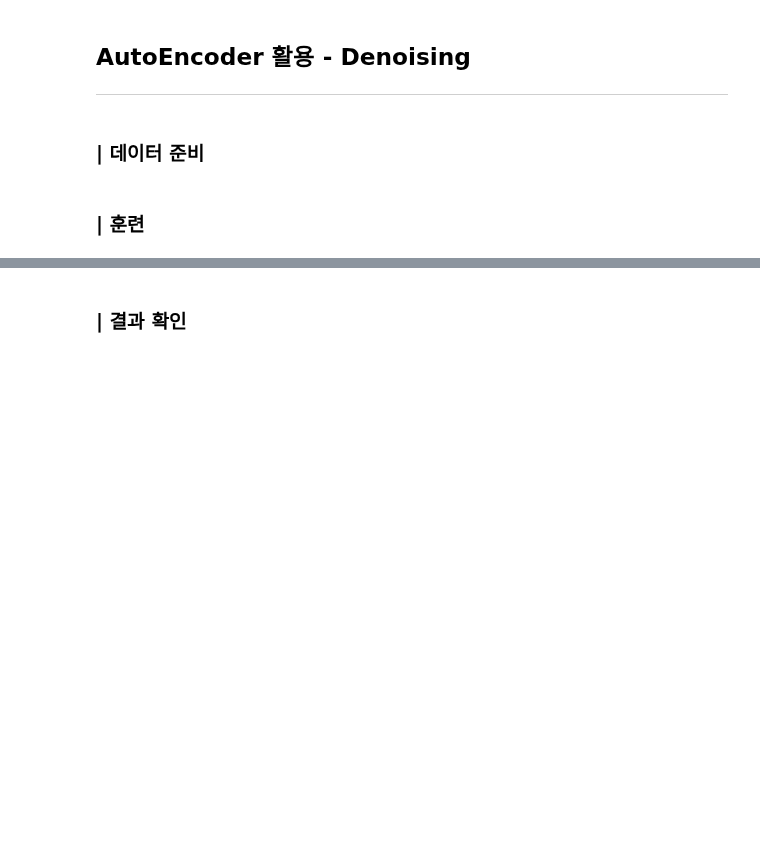
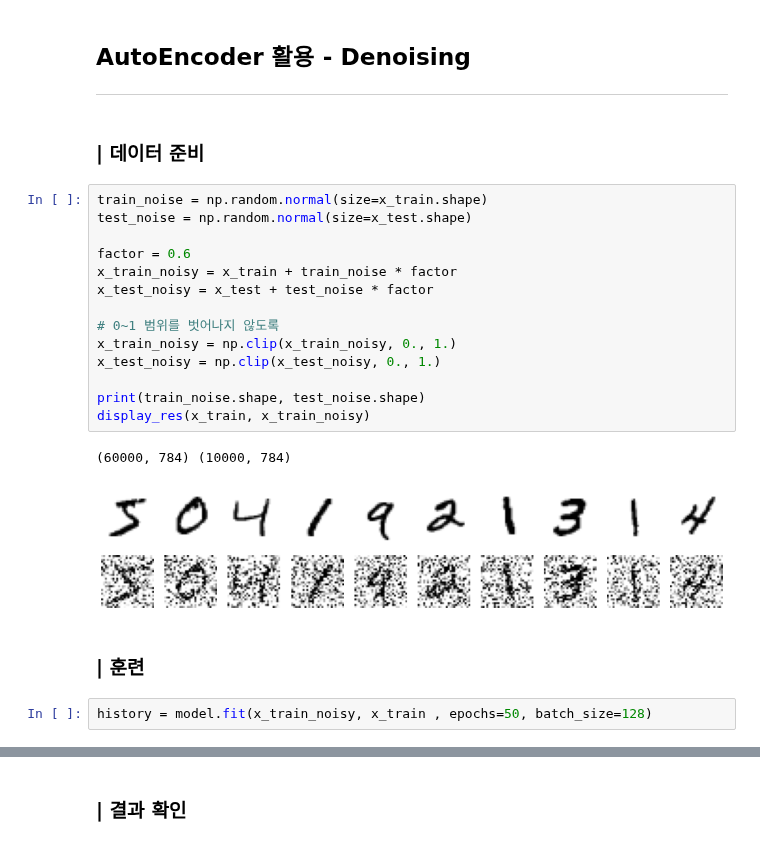
Before and after one commit to yebiny/SkillTreePython-DeepLearning, a Jupyter notebook: 04.Paper-with-code/comment/ch04_06_Autoencoder.ipynb, the cells around one changed output, grey strips where cells are left out. Cells and saved outputs as stored; diff of their text form; blank space fills up the shorter version.

```diff
--- a/04.Paper-with-code/comment/ch04_06_Autoencoder.ipynb
+++ b/04.Paper-with-code/comment/ch04_06_Autoencoder.ipynb
@@ -150,5 +150,24 @@ plt.colorbar()
 ---
 # %% [markdown]
 ### **| 데이터 준비**
+# %%
+train_noise = np.random.normal(size=x_train.shape)
+test_noise = np.random.normal(size=x_test.shape)
+
+factor = 0.6
+x_train_noisy = x_train + train_noise * factor
+x_test_noisy = x_test + test_noise * factor
+
+# 0~1 범위를 벗어나지 않도록
+x_train_noisy = np.clip(x_train_noisy, 0., 1.)
+x_test_noisy = np.clip(x_test_noisy, 0., 1.)
+
+print(train_noise.shape, test_noise.shape)
+display_res(x_train, x_train_noisy)
+# %% [output]
+(60000, 784) (10000, 784)
+[figure, added]
 # %% [markdown]
 ### **| 훈련**
+# %%
+history = model.fit(x_train_noisy, x_train , epochs=50, batch_size=128)
```
Also changed, not shown: parts of 4 cells of this notebook.
